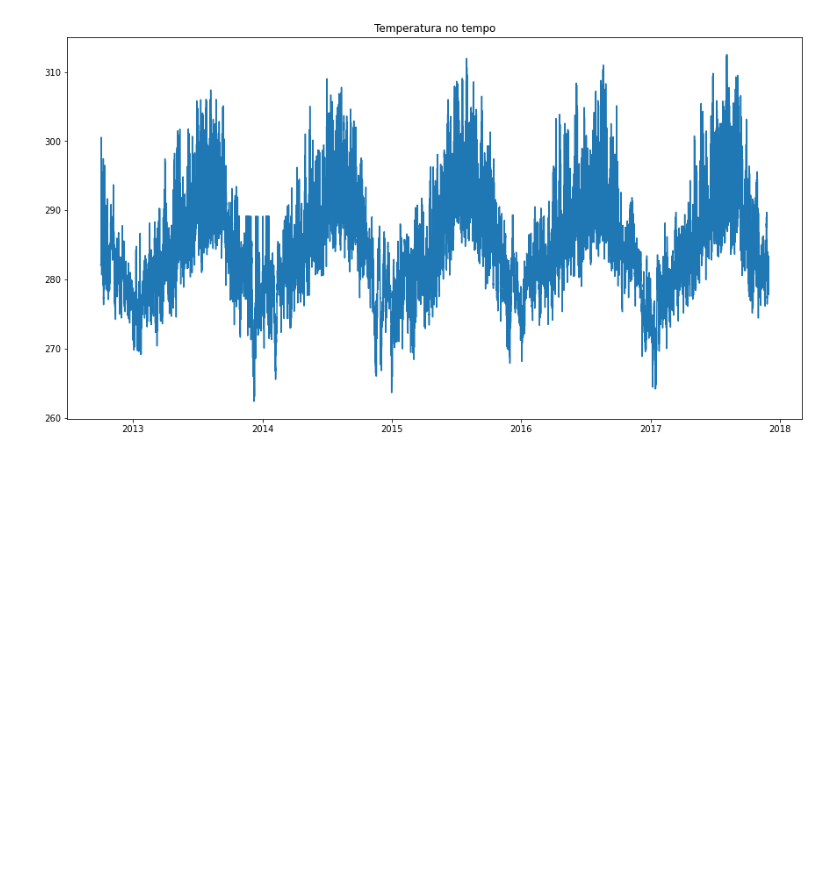
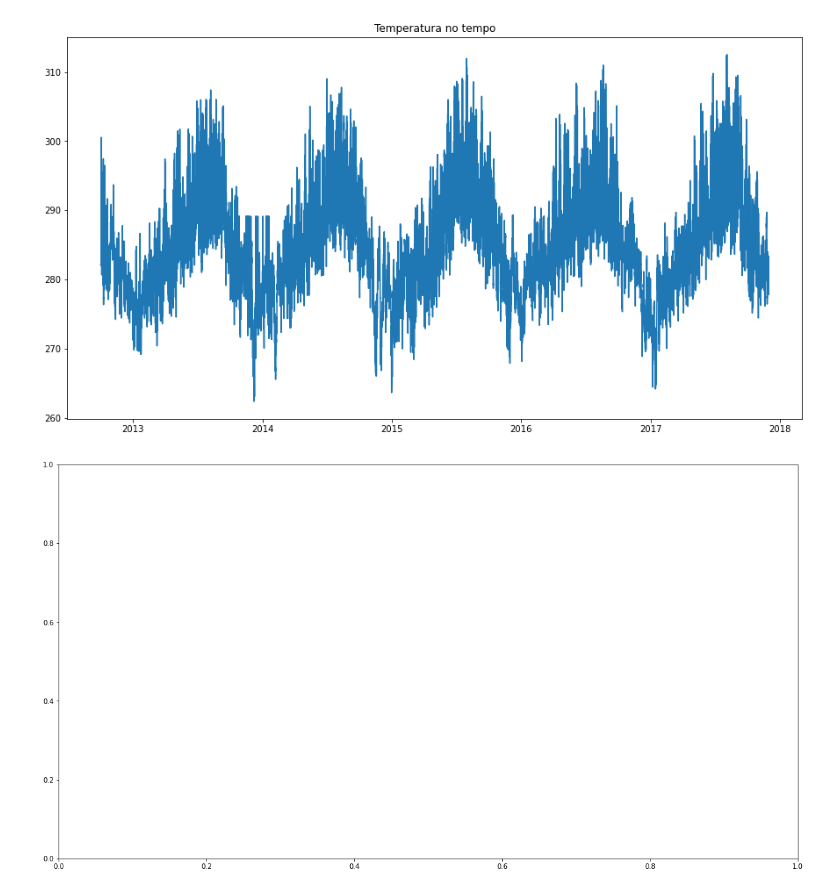
Before and after one commit to caiobarretta/Alura, a Jupyter notebook: Data Science/Formação Data Science/Data Visualization criação de gráficos com o Matplotlib/Data Visualization criação de gráficos com o Matplotlib.ipynb, the cells around one changed output. Saved outputs shown, nothing was run; the diff lists cells and outputs as text; code cells hidden in the pictures; blank space fills up the shorter version.

```diff
--- a/Data Science/Formação Data Science/Data Visualization criação de gráficos com o Matplotlib/Data Visualization criação de gráficos com o Matplotlib.ipynb
+++ b/Data Science/Formação Data Science/Data Visualization criação de gráficos com o Matplotlib/Data Visualization criação de gráficos com o Matplotlib.ipynb
@@ -71,3 +71,8 @@ plt.plot(df['data'], df['temperatura'])
 # %% [output]
 [<matplotlib.lines.Line2D at 0x...>]
 [figure]
+# %%
+fig = plt.figure(figsize=(15, 8))
+eixo = fig.add_axes([0, 0, 1, 1])
+# %% [output]
+[figure, added]
```
Also changed, not shown: parts of 5 cells of this notebook.
